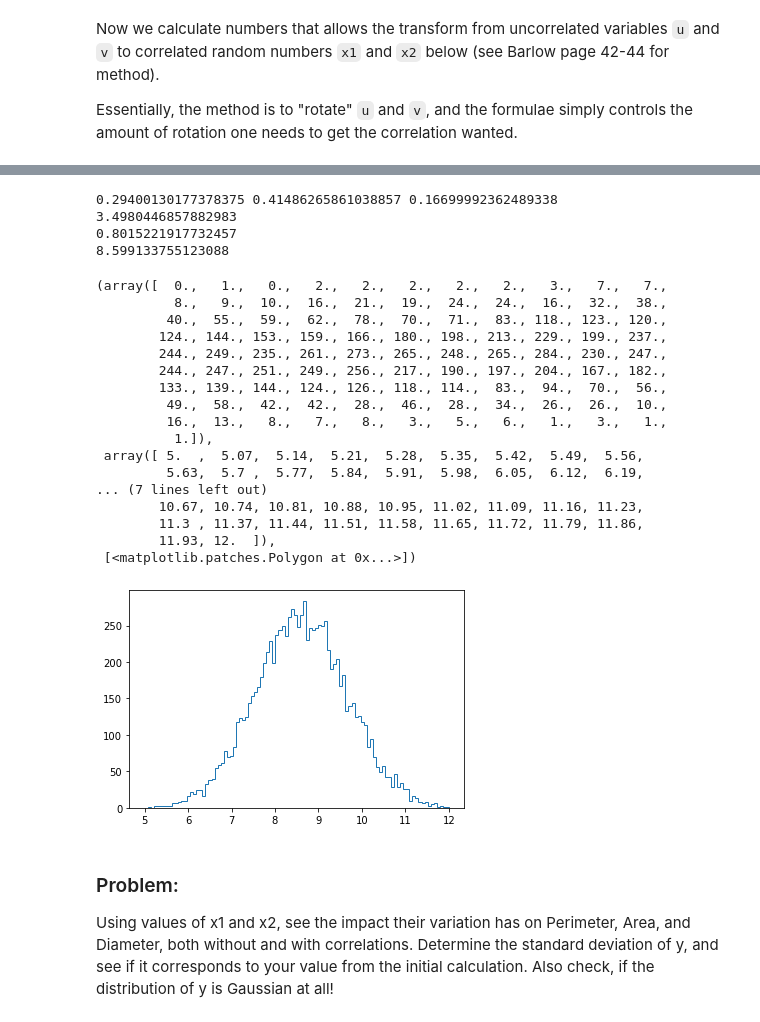
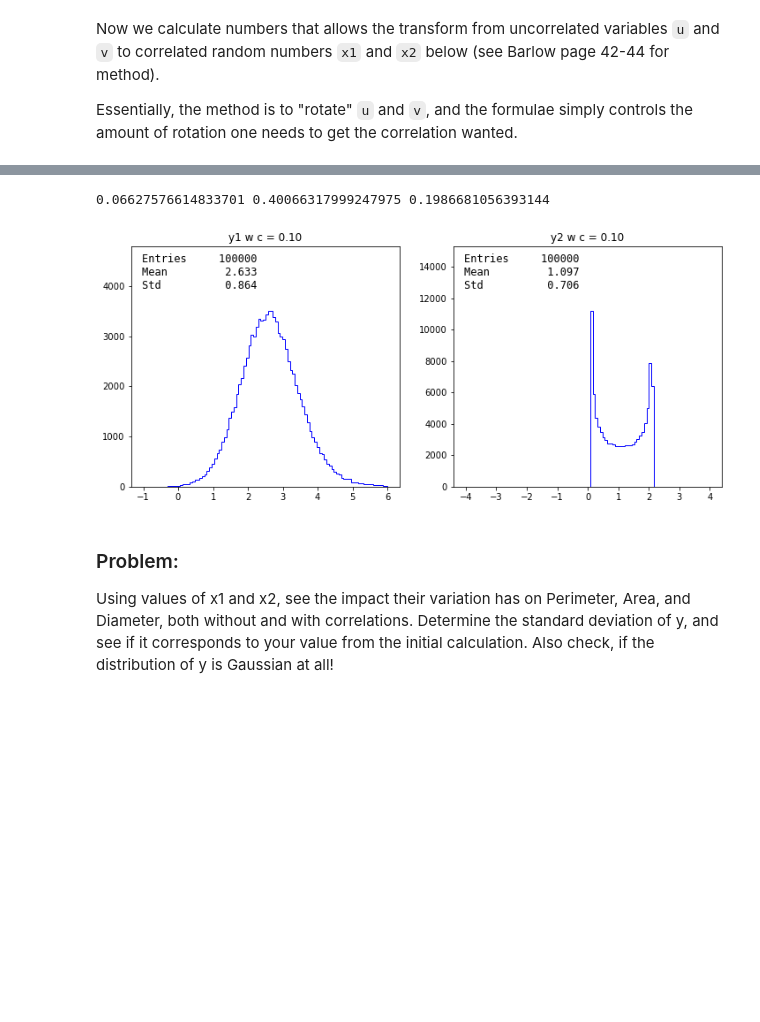
Before and after one commit to PhilKofoed/AppStat2022, a Jupyter notebook: Week1/ErrorPropagation/ErrorPropagation_empty_mine.ipynb, the cells around one changed output, grey strips where cells are left out. Saved outputs shown, nothing was run; the diff lists cells and outputs as text; code cells hidden in the pictures; blank space fills up the shorter version.

```diff
--- a/Week1/ErrorPropagation/ErrorPropagation_empty_mine.ipynb
+++ b/Week1/ErrorPropagation/ErrorPropagation_empty_mine.ipynb
@@ -84,7 +84,7 @@ Now we want to try to see, if we can solve the above error propagation problem u
 This is a much more clumsy way of calculating the uncertainty, but comes with the advantage, that if the resulting uncertainty is not Gaussian, then one can actually see this (i.e. it avoids the assumptions used in the usual error propagation formula).
 # %%
 # First we set the parameters of the program:
-N_exp = 10000           # Number of "experiments" (i.e. drawing from random distributions)
+N_exp = 100000           # Number of "experiments" (i.e. drawing from random distributions)
 save_plots = False
 r = np.random
 r.seed(42)
@@ -106,46 +174,37 @@ Essentially, the method is to "rotate" `u` and `v`, and the formulae simply cont
 # %%
+# Question 2
+
+rho12 = 0.1 * m
 # Define the parameters needed for the transformation:
 theta = 0.5 * np.arctan( 2.0 * rho12 * sig1 * sig2 / ( np.square(sig1) - np.square(sig2) ) )
 sigu = np.sqrt( np.abs( (((sig1*np.cos(theta))**2) - (sig2*np.sin(theta))**2 ) / ( (np.cos(theta))**2 - np.sin(theta)**2) ) )
 sigv = np.sqrt( np.abs( (((sig2*np.cos(theta))**2) - (sig1*np.sin(theta))**2 ) / ( (np.cos(theta))**2 - np.sin(theta)**2) ) )
 print(theta , sigu, sigv)
 # Produce random numbers with the (possible) correlation:
 u = r.normal(0.0, sigu, N_exp)
 v = r.normal(0.0, sigv, N_exp)
-x1_all = mu1 + np.cos(theta)*u - np.sin(theta)*v
-x2_all = mu2 + np.sin(theta)*u + np.cos(theta)*v
+x1 = mu1 + np.cos(theta)*u - np.sin(theta)*v
+x2 = mu2 + np.sin(theta)*u + np.cos(theta)*v
 x12_all = np.array([x1_all, x2_all])
 
+y1 = np.log(np.square(x1*np.tan(x2))+np.sqrt((x1-x2)/(np.cos(x2)+1.0+x1)))
 
-print(np.mean(x1_all))
-print(np.mean(x2_all))
-y_all = 2 * x1_all + 2 * x2_all
-print(np.mean(y_all))
+y2 = 1.1+np.sin(20*x1)
 
-plt.hist(y_all, bins = 100, range = (5, 12), histtype="step")
+data_plots = [y1, y2]
+ranges = [(-1,6), (-4, 4)]
+titles = [f"y1 w c = {rho12:.2f}", f"y2 w c = {rho12:.2f}"]
+fig, axes = plt.subplots(1, 2, figsize = (12,5), facecolor = "white")
+
+for data, ax, xrange, title in zip(data_plots, axes, ranges, titles):
+    ax.hist(data, bins = 100, range = xrange, histtype="step", color = "b")
+    ymax = ax.get_ylim()[1] * 1.3
+    ax.set_ylim(0, ymax)
+    ax.set_title(title)
+    add_header_to_ax(data, 0.04, 0.97, ax)
 # %% [output]
-0.29400130177378375 0.41486265861038857 0.16699992362489338
-3.4980446857882983
-0.8015221917732457
-8.599133755123088
+0.06627576614833701 0.40066317999247975 0.1986681056393144
-(array([  0.,   1.,   0.,   2.,   2.,   2.,   2.,   2.,   3.,   7.,   7.,
-          8.,   9.,  10.,  16.,  21.,  19.,  24.,  24.,  16.,  32.,  38.,
-         40.,  55.,  59.,  62.,  78.,  70.,  71.,  83., 118., 123., 120.,
-        124., 144., 153., 159., 166., 180., 198., 213., 229., 199., 237.,
-        244., 249., 235., 261., 273., 265., 248., 265., 284., 230., 247.,
-        244., 247., 251., 249., 256., 217., 190., 197., 204., 167., 182.,
-        133., 139., 144., 124., 126., 118., 114.,  83.,  94.,  70.,  56.,
-         49.,  58.,  42.,  42.,  28.,  46.,  28.,  34.,  26.,  26.,  10.,
-         16.,  13.,   8.,   7.,   8.,   3.,   5.,   6.,   1.,   3.,   1.,
-          1.]),
- array([ 5.  ,  5.07,  5.14,  5.21,  5.28,  5.35,  5.42,  5.49,  5.56,
-         5.63,  5.7 ,  5.77,  5.84,  5.91,  5.98,  6.05,  6.12,  6.19,
-... (7 lines left out)
-        10.67, 10.74, 10.81, 10.88, 10.95, 11.02, 11.09, 11.16, 11.23,
-        11.3 , 11.37, 11.44, 11.51, 11.58, 11.65, 11.72, 11.79, 11.86,
-        11.93, 12.  ]),
- [<matplotlib.patches.Polygon at 0x...>])
-[figure, old version]
+[figure, new version]
 # %% [markdown]
 ### Problem:
 
```
Also changed, not shown: parts of 2 cells of this notebook.
